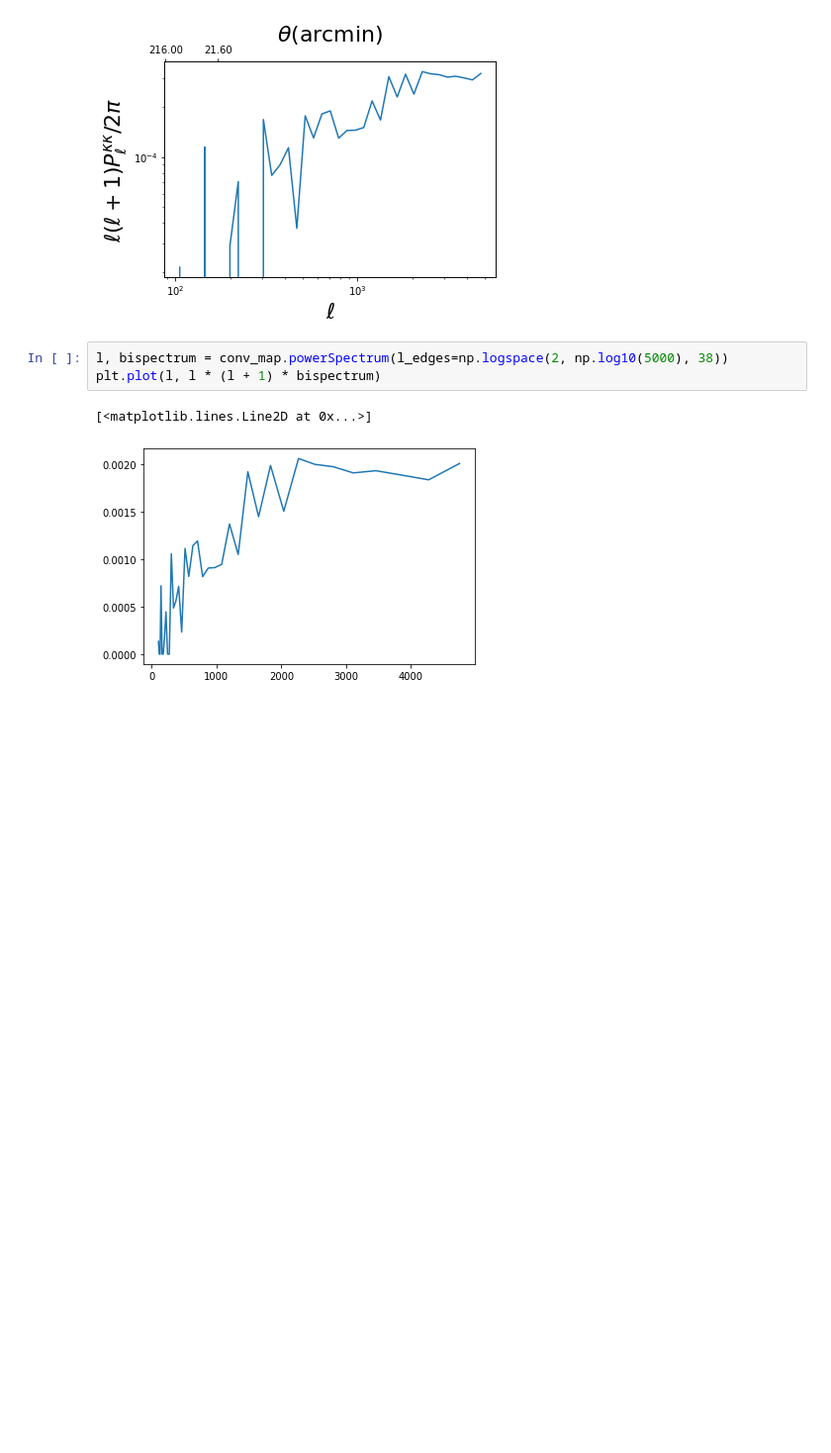
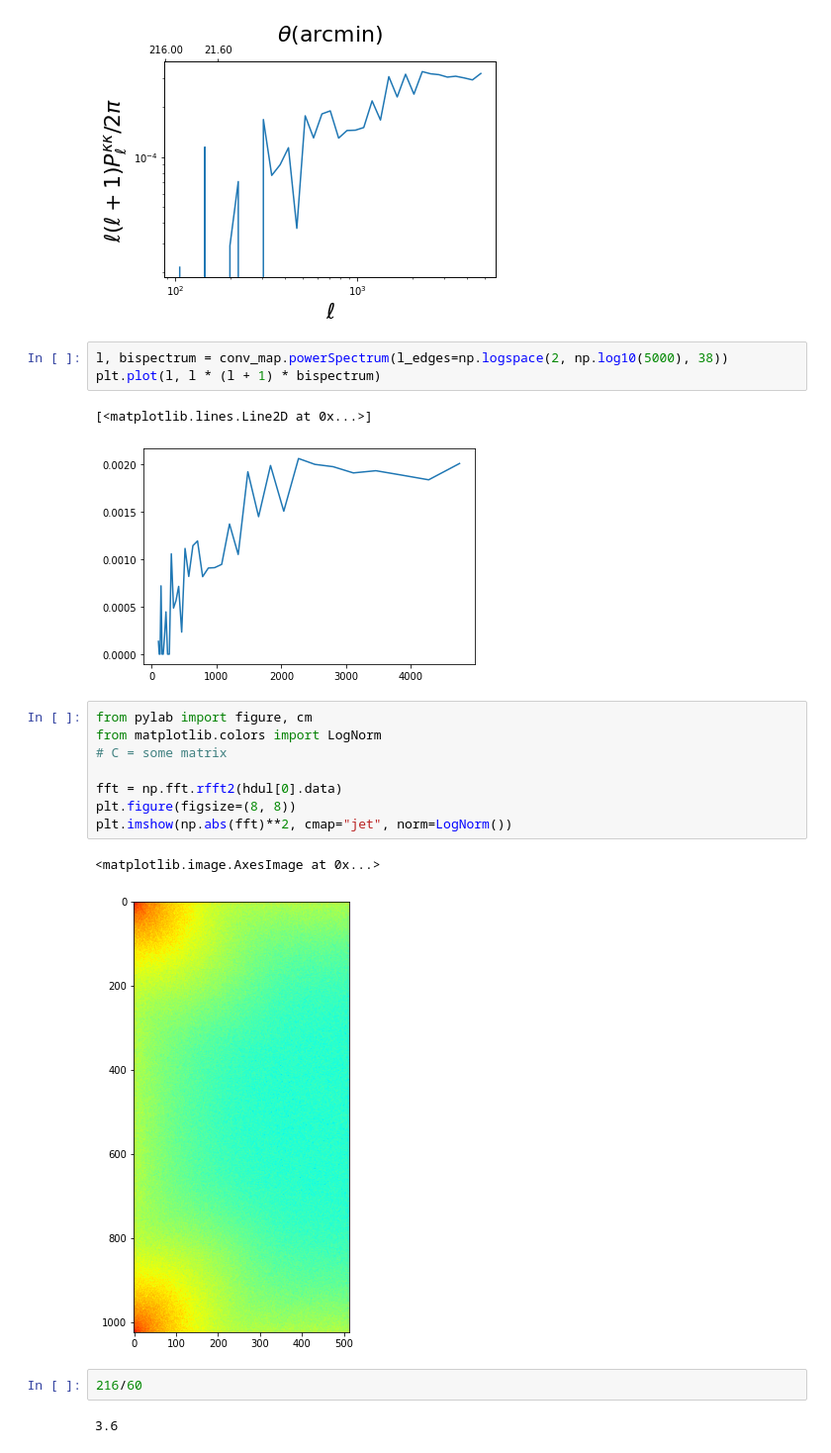
Before and after one commit to AlexandreAdam/FlowBasedLikelihoods, a Jupyter notebook: notebook/data_exploration.ipynb, the cells around one changed output. Shown at 99% size. Drawn from its saved outputs; the diff is of its cells as text; blank space fills up the shorter version.

```diff
--- a/notebook/data_exploration.ipynb
+++ b/notebook/data_exploration.ipynb
@@ -100,3 +100,18 @@ plt.plot(l, l * (l + 1) * bispectrum)
 # %% [output]
 [<matplotlib.lines.Line2D at 0x...>]
 [figure]
+# %%
+from pylab import figure, cm
+from matplotlib.colors import LogNorm
+# C = some matrix
+
+fft = np.fft.rfft2(hdul[0].data)
+plt.figure(figsize=(8, 8))
+plt.imshow(np.abs(fft)**2, cmap="jet", norm=LogNorm())
+# %% [output]
+<matplotlib.image.AxesImage at 0x...>
+[figure, added]
+# %%
+216/60
+# %% [output]
+3.6
```
Also changed, not shown: 1 other file.
